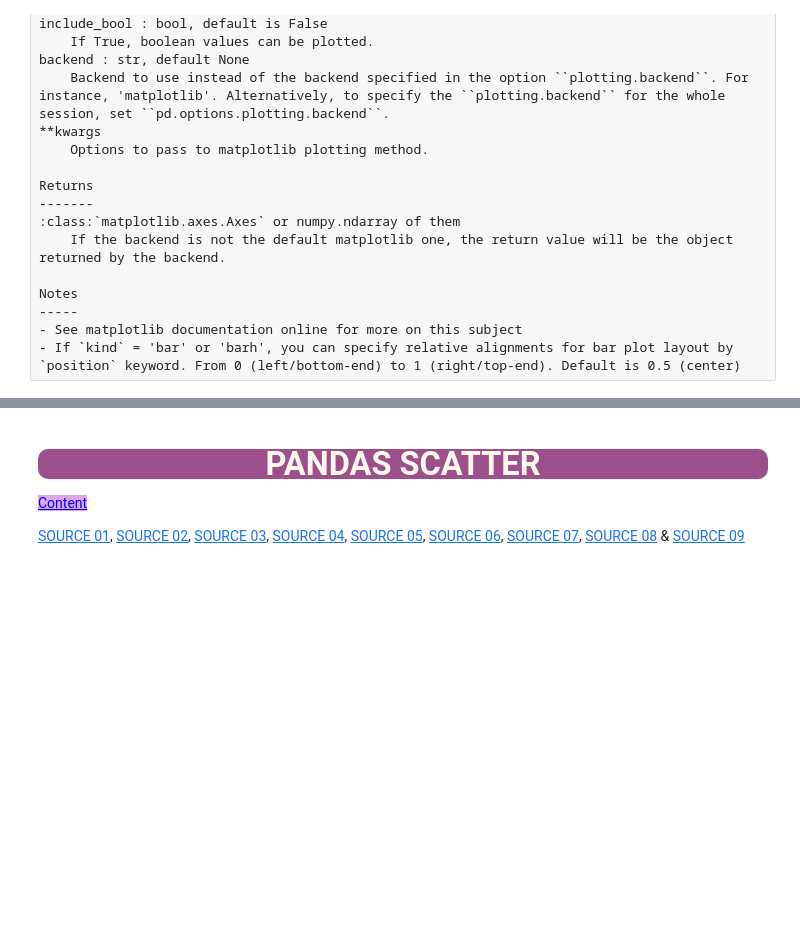
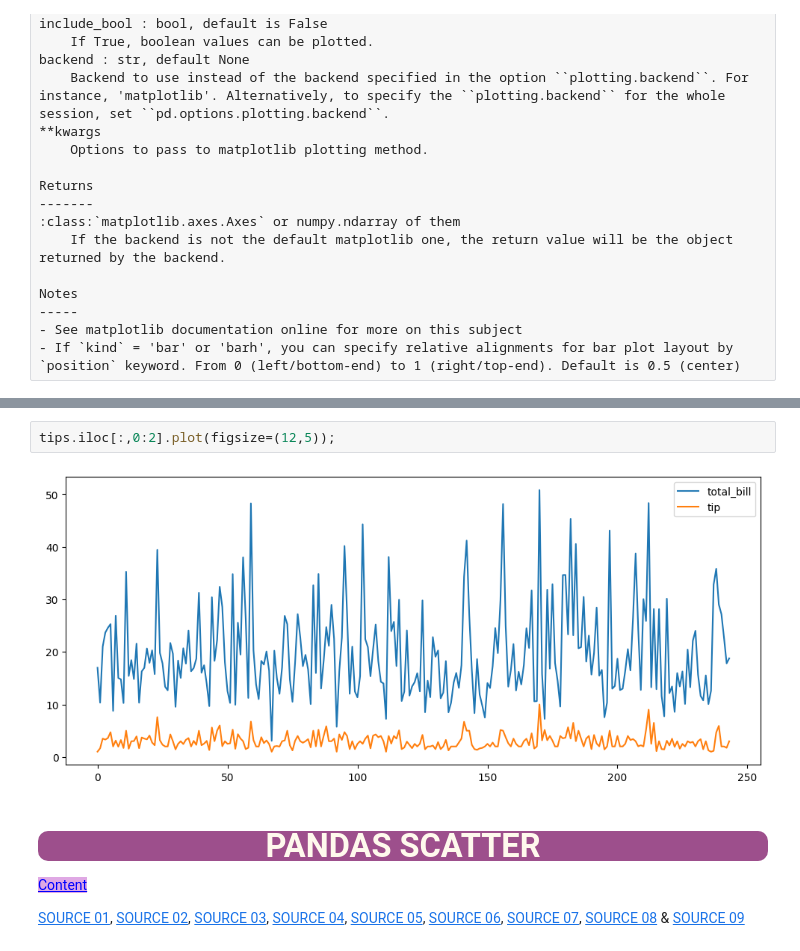
Before and after one commit to SabahattinCag/DataVisualization, a Jupyter notebook: Lecture_Notes/DVwPy_S02_Matplotlib_Part02 & Pandas.ipynb.ipynb, the cells around one changed output, grey strips where cells are left out. Drawn from its saved outputs; the diff is of its cells as text; blank space fills up the shorter version.

```diff
--- a/Lecture_Notes/DVwPy_S02_Matplotlib_Part02 & Pandas.ipynb.ipynb
+++ b/Lecture_Notes/DVwPy_S02_Matplotlib_Part02 & Pandas.ipynb.ipynb
@@ -1297,3 +1310,7 @@ Notes
+# %%
+tips.iloc[:,0:2].plot(figsize=(12,5));
+# %% [output]
+[figure, added]
 # %% [markdown]
 ## <p style="background-color:#9d4f8c; font-family:newtimeroman; color:#FFF9ED; font-size:150%; text-align:center; border-radius:10px 10px;">PANDAS SCATTER</p>
 
```
Also changed, not shown: parts of 39 cells of this notebook, 1 other file.
